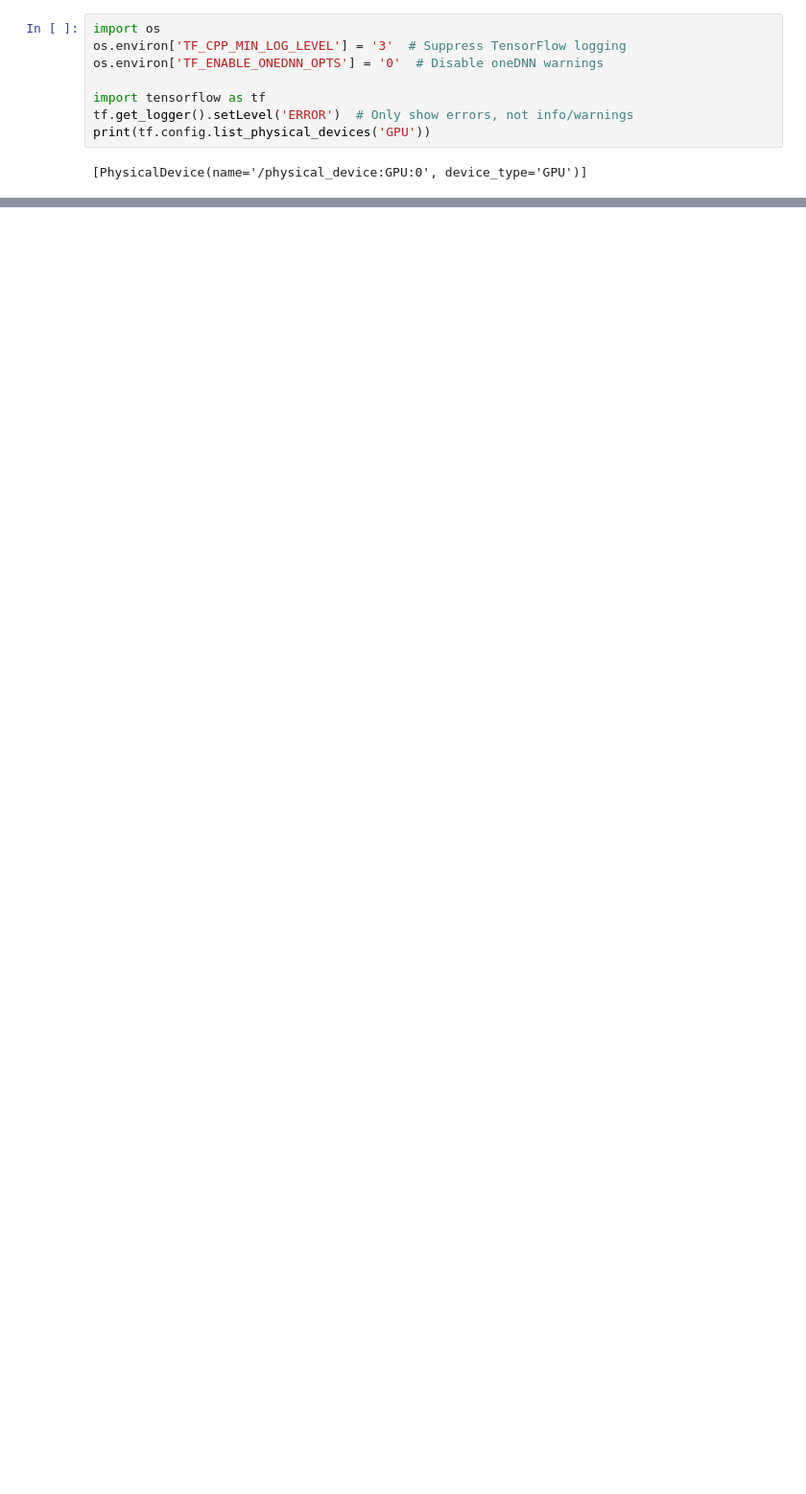
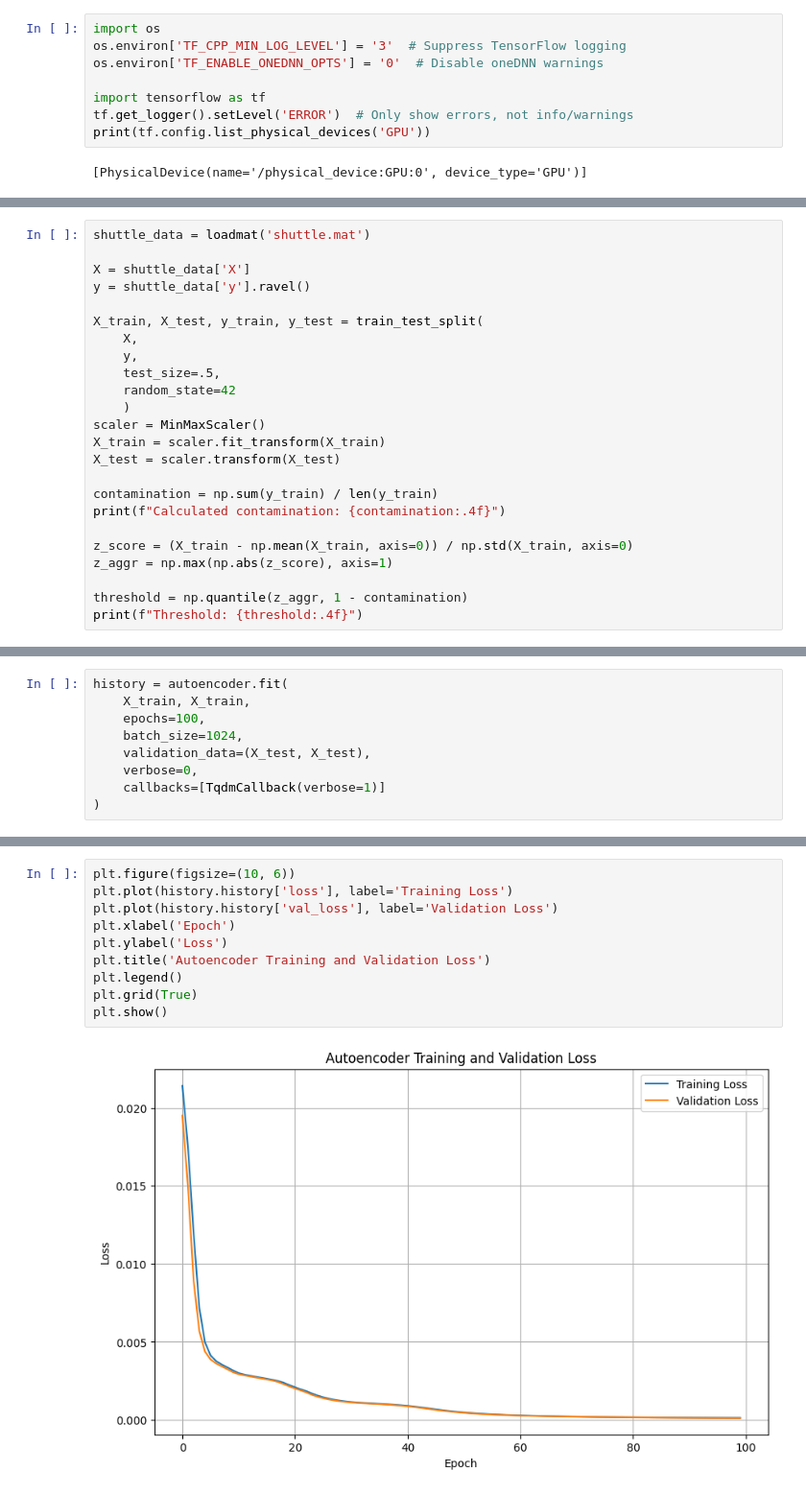
Before and after one commit to stoianraresstefan/Anomaly-Detection, a Jupyter notebook: lab5/ex3.ipynb, the cells around one changed output, grey strips where cells are left out. Shown at 96% size. Cells and saved outputs as stored; diff of their text form; blank space fills up the shorter version.

```diff
--- a/lab5/ex3.ipynb
+++ b/lab5/ex3.ipynb
@@ -36,0 +50,24 @@ ValueError: Only input tensors may be passed as positional arguments. The follow
+# %%
+shuttle_data = loadmat('shuttle.mat')
+
+X = shuttle_data['X']
+y = shuttle_data['y'].ravel()
+
+X_train, X_test, y_train, y_test = train_test_split(
+    X,
+    y,
+    test_size=.5,
+    random_state=42
+    )
+scaler = MinMaxScaler()
+X_train = scaler.fit_transform(X_train)
+X_test = scaler.transform(X_test)
+
+contamination = np.sum(y_train) / len(y_train)
+print(f"Calculated contamination: {contamination:.4f}")
+
+z_score = (X_train - np.mean(X_train, axis=0)) / np.std(X_train, axis=0)
+z_aggr = np.max(np.abs(z_score), axis=1)
+
+threshold = np.quantile(z_aggr, 1 - contamination)
+print(f"Threshold: {threshold:.4f}")
@@ -36,0 +77,9 @@ ValueError: Only input tensors may be passed as positional arguments. The follow
+# %%
+history = autoencoder.fit(
+    X_train, X_train,
+    epochs=100,
+    batch_size=1024,
+    validation_data=(X_test, X_test),
+    verbose=0,
+    callbacks=[TqdmCallback(verbose=1)]
+)
@@ -36,0 +88,12 @@ ValueError: Only input tensors may be passed as positional arguments. The follow
+# %%
+plt.figure(figsize=(10, 6))
+plt.plot(history.history['loss'], label='Training Loss')
+plt.plot(history.history['val_loss'], label='Validation Loss')
+plt.xlabel('Epoch')
+plt.ylabel('Loss')
+plt.title('Autoencoder Training and Validation Loss')
+plt.legend()
+plt.grid(True)
+plt.show()
+# %% [output]
+[figure, added]
```
Also changed, not shown: parts of 6 cells of this notebook.
